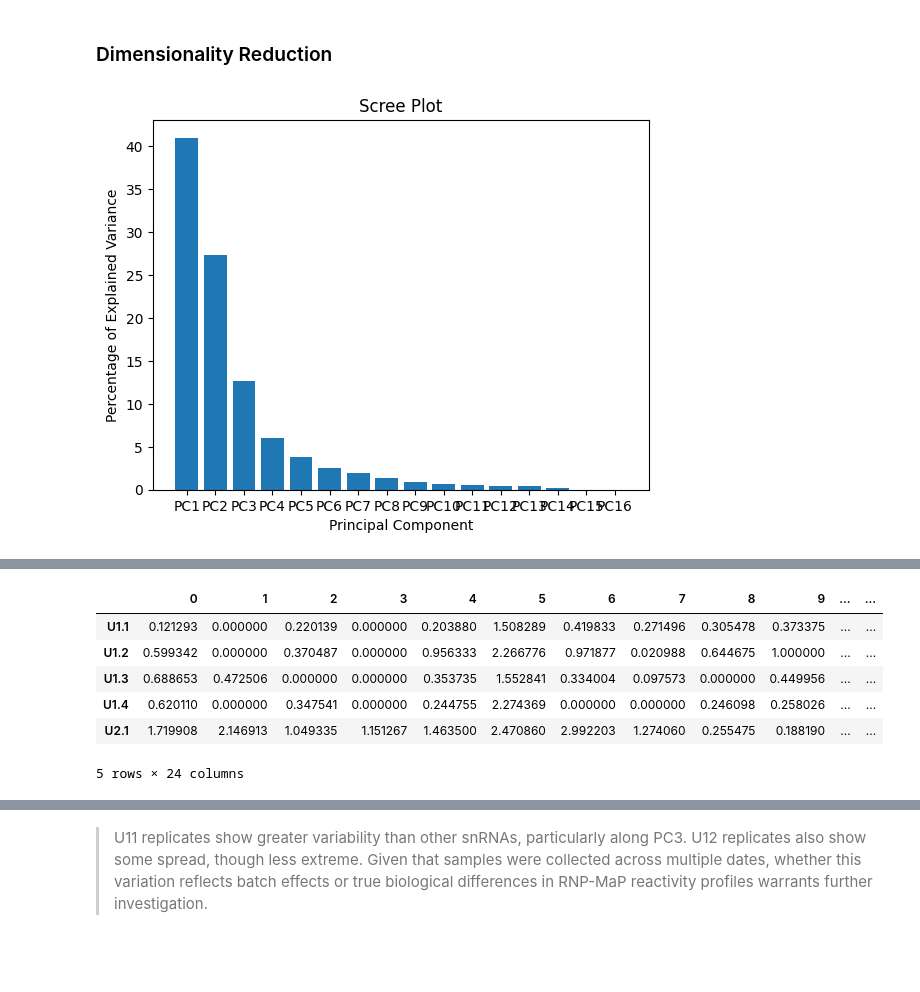
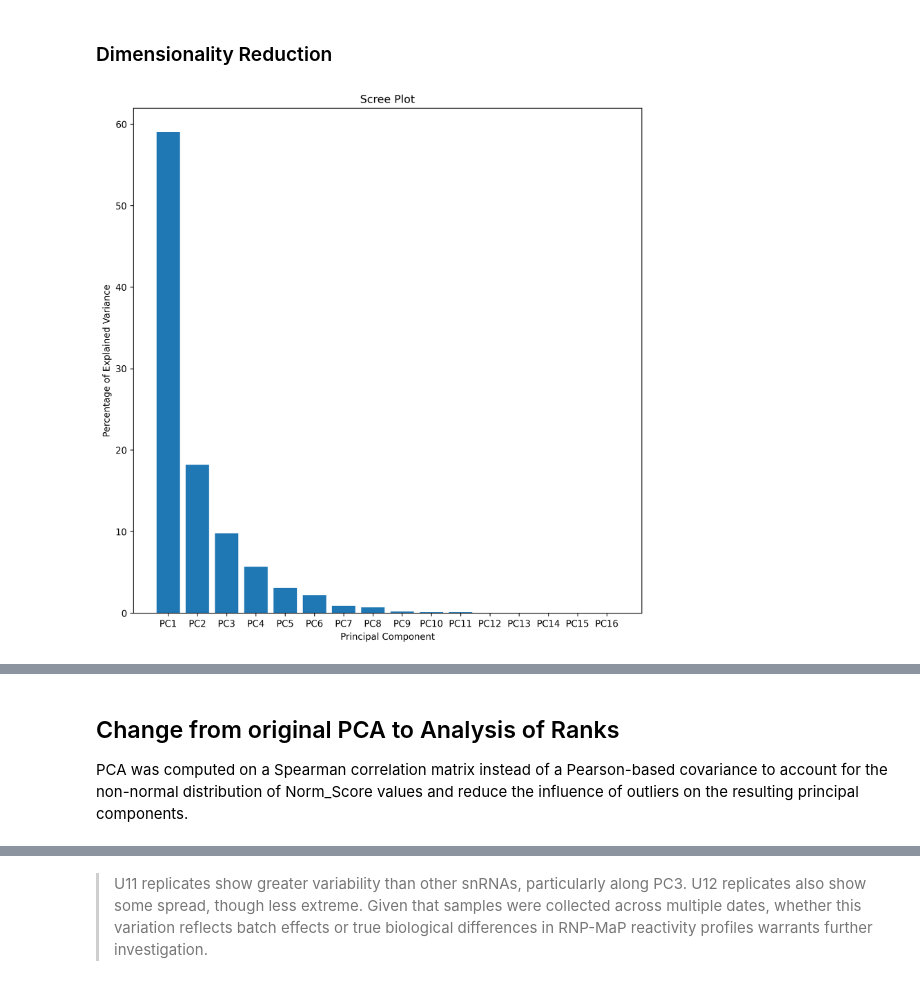
Before and after one commit to wjarret/Thesis_Code_Book, a Jupyter notebook: snRNA data analysis/Aim 1/PCA_Hierarchical_Clustering_snRNA.ipynb, the cells around one changed output, grey strips where cells are left out. Drawn from its saved outputs; the diff is of its cells as text; code cells hidden in the pictures; blank space fills up the shorter version.

Commit message:
Due to the data not being normalized, pearson correlation couldn't be used to analyze the data. Therefore, all subsequent analysis was subjected to a non-parametric, spearman correlation analysis.

```diff
--- a/snRNA data analysis/Aim 1/PCA_Hierarchical_Clustering_snRNA.ipynb
+++ b/snRNA data analysis/Aim 1/PCA_Hierarchical_Clustering_snRNA.ipynb
@@ -153,42 +154,53 @@ PCA_Matrix = {
 # %% [markdown]
 ### Dimensionality Reduction
 # %%
-# #PCA
+from scipy.stats import spearmanr
+
+#PCA on Spearman correlation Matrix
+#This step was added due to the non-normality of the data
+
+spearman_corr_matrix = pp.corr(method='spearman').fillna(0)
+scaler = StandardScaler()
+scaled_corr_matrix = scaler.fit_transform(spearman_corr_matrix)
+pca = PCA()
+pca_scores = pca.fit_transform(scaled_corr_matrix)
+
+per_var = np.round(pca.explained_variance_ratio_ * 100, decimals=1)
+labels = ['PC' + str(x) for x in range(1, len(per_var) + 1)]
+
+plt.figure(figsize=(10, 10), dpi=300)
+plt.bar(x=range(1, len(per_var) + 1), height=per_var, tick_label=labels)
+plt.ylabel('Percentage of Explained Variance')
+plt.xlabel('Principal Component')
+plt.title('Scree Plot')
+plt.show()
+
+#PCA on Raw, normalized data
 # pp = pd.DataFrame(PCA_Matrix)
 # pca_matrix = pp.T.fillna(0)
-# scaling = preprocessing.scale(pca_matrix)
+# # Log transform (using log1p to handle zeros: log(x + 1))
+# log_pca_matrix = np.log1p(pca_matrix)
+
+# # Now check normality on the transformed data
+# from scipy.stats import shapiro
+# for col in log_pca_matrix.columns:
+#     stat, p = shapiro(log_pca_matrix[col])
+#     print(f'{col}: p={p:.4f}')
+
+# # Run PCA on log-transformed data
+# scaler = StandardScaler(with_mean=True, with_std=True)
+# scaled_data = scaler.fit_transform(log_pca_matrix)
 # pca = PCA()
-# pca.fit(scaling)
-# pca_scores = pca.transform(scaling)
+# pca.fit(scaled_data)
+# pca_scores = pca.transform(scaled_data)
 # per_var = np.round(pca.explained_variance_ratio_ * 100, decimals=1)
 # labels = ['PC' + str(x) for x in range(1, len(per_var) + 1)]
+
+# plt.figure(figsize=(10, 10), dpi=300)
 # plt.bar(x=range(1, len(per_var) + 1), height=per_var, tick_label=labels)
 # plt.ylabel('Percentage of Explained Variance')
 # plt.xlabel('Principal Component')
 # plt.title('Scree Plot')
 # plt.show()
-
-# pca_matrix.head()
-# # print(pca_matrix.isnull().sum())  # NaNs per sample column
-# # print(pca_matrix.isnull().any(axis=1).sum(), "rows with NaN")
-# # show(pca_matrix)
-# # pca_matrix.shape
-
-
-pp = pd.DataFrame(PCA_Matrix)
-pca_matrix = pp.T.fillna(0)
-scaler = StandardScaler(with_mean=True,with_std=False)
-scaled_data = scaler.fit_transform(pca_matrix)
-pca = PCA()
-pca.fit(scaled_data)
-pca_scores = pca.transform(scaled_data)
-per_var = np.round(pca.explained_variance_ratio_ * 100, decimals=1)
-labels = ['PC' + str(x) for x in range(1, len(per_var) + 1)]
-plt.bar(x=range(1, len(per_var) + 1), height=per_var, tick_label=labels)
-plt.ylabel('Percentage of Explained Variance')
-plt.xlabel('Principal Component')
-plt.title('Scree Plot')
-plt.show()
-pca_matrix.head()
 # %% [output]
-[figure, old version]
+[figure, new version]
@@ -196,10 +207,7 @@ Warning: Total number of columns (24) exceeds max_columns (20). Falling back to
-|  | 0 | 1 | 2 | 3 | 4 | 5 | 6 | 7 | 8 | 9 | ... | ... |
-| U1.1 | 0.121293 | 0.000000 | 0.220139 | 0.000000 | 0.203880 | 1.508289 | 0.419833 | 0.271496 | 0.305478 | 0.373375 | ... | ... |
-| U1.2 | 0.599342 | 0.000000 | 0.370487 | 0.000000 | 0.956333 | 2.266776 | 0.971877 | 0.020988 | 0.644675 | 1.000000 | ... | ... |
-| U1.3 | 0.688653 | 0.472506 | 0.000000 | 0.000000 | 0.353735 | 1.552841 | 0.334004 | 0.097573 | 0.000000 | 0.449956 | ... | ... |
-| U1.4 | 0.620110 | 0.000000 | 0.347541 | 0.000000 | 0.244755 | 2.274369 | 0.000000 | 0.000000 | 0.246098 | 0.258026 | ... | ... |
-| U2.1 | 1.719908 | 2.146913 | 1.049335 | 1.151267 | 1.463500 | 2.470860 | 2.992203 | 1.274060 | 0.255475 | 0.188190 | ... | ... |
-5 rows × 24 columns
+# %% [markdown]
+## Change from original PCA to Analysis of Ranks
+
+PCA was computed on a Spearman correlation matrix instead of a Pearson-based covariance to account for the non-normal distribution of Norm_Score values and reduce the influence of outliers on the resulting principal components.
 # %%
 plt.figure( figsize = (10,8))
 plt.plot(range(1,len(pca.explained_variance_ratio_) + 1), pca.explained_variance_ratio_.cumsum(), marker = 'o', linestyle = '--', alpha=0.4)
```
Also changed, not shown: parts of 17 cells of this notebook.
